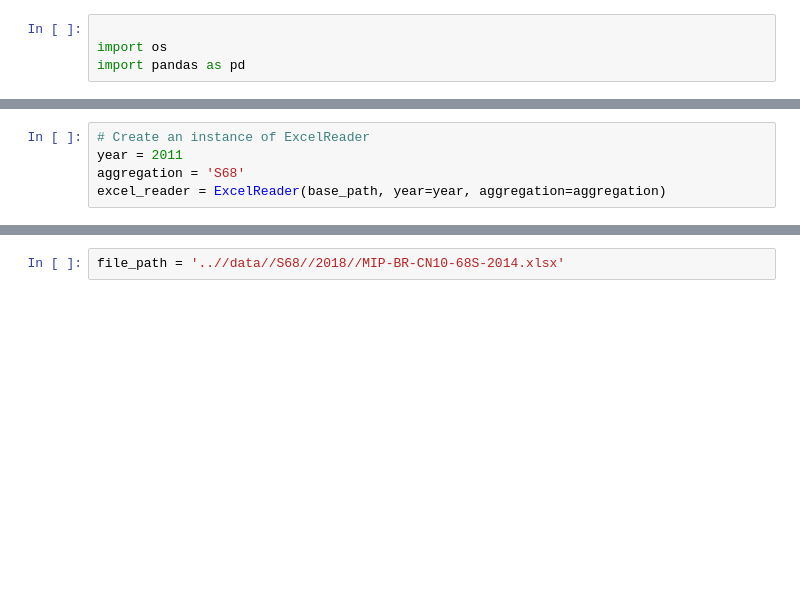
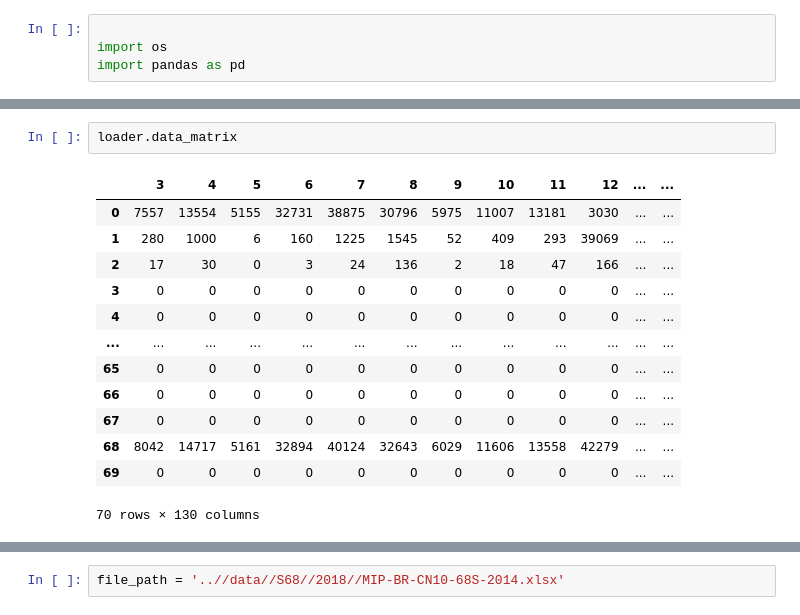
Before and after one commit to GuilhermeZiegler/input_output, a Jupyter notebook: input_output/read_matrix.ipynb, the cells around one changed output, grey strips where cells are left out. Drawn from its saved outputs; the diff is of its cells as text; blank space fills up the shorter version.

Commit message:
extrating data from mio folder

```diff
--- a/input_output/read_matrix.ipynb
+++ b/input_output/read_matrix.ipynb
@@ -90,5 +4,0 @@ FileNotFoundError: The directory 'c:\Users\guitz\OneDrive\Área de Trabalho\inpu
-# %%
-# Create an instance of ExcelReader
-year = 2011
-aggregation = 'S68'
-excel_reader = ExcelReader(base_path, year=year, aggregation=aggregation)
@@ -97,0 +154,16 @@ FileNotFoundError: The directory '..\data\input_output_matrix\data\input_output_
+# %%
+loader.data_matrix
+# %% [output]
+|  | 3 | 4 | 5 | 6 | 7 | 8 | 9 | 10 | 11 | 12 | ... | ... |
+| 0 | 7557 | 13554 | 5155 | 32731 | 38875 | 30796 | 5975 | 11007 | 13181 | 3030 | ... | ... |
+| 1 | 280 | 1000 | 6 | 160 | 1225 | 1545 | 52 | 409 | 293 | 39069 | ... | ... |
+| 2 | 17 | 30 | 0 | 3 | 24 | 136 | 2 | 18 | 47 | 166 | ... | ... |
+| 3 | 0 | 0 | 0 | 0 | 0 | 0 | 0 | 0 | 0 | 0 | ... | ... |
+| 4 | 0 | 0 | 0 | 0 | 0 | 0 | 0 | 0 | 0 | 0 | ... | ... |
+| ... | ... | ... | ... | ... | ... | ... | ... | ... | ... | ... | ... | ... |
+| 65 | 0 | 0 | 0 | 0 | 0 | 0 | 0 | 0 | 0 | 0 | ... | ... |
+| 66 | 0 | 0 | 0 | 0 | 0 | 0 | 0 | 0 | 0 | 0 | ... | ... |
+| 67 | 0 | 0 | 0 | 0 | 0 | 0 | 0 | 0 | 0 | 0 | ... | ... |
+| 68 | 8042 | 14717 | 5161 | 32894 | 40124 | 32643 | 6029 | 11606 | 13558 | 42279 | ... | ... |
+| 69 | 0 | 0 | 0 | 0 | 0 | 0 | 0 | 0 | 0 | 0 | ... | ... |
+70 rows × 130 columns
```
Also changed, not shown: parts of 9 cells of this notebook, 8 other files.
